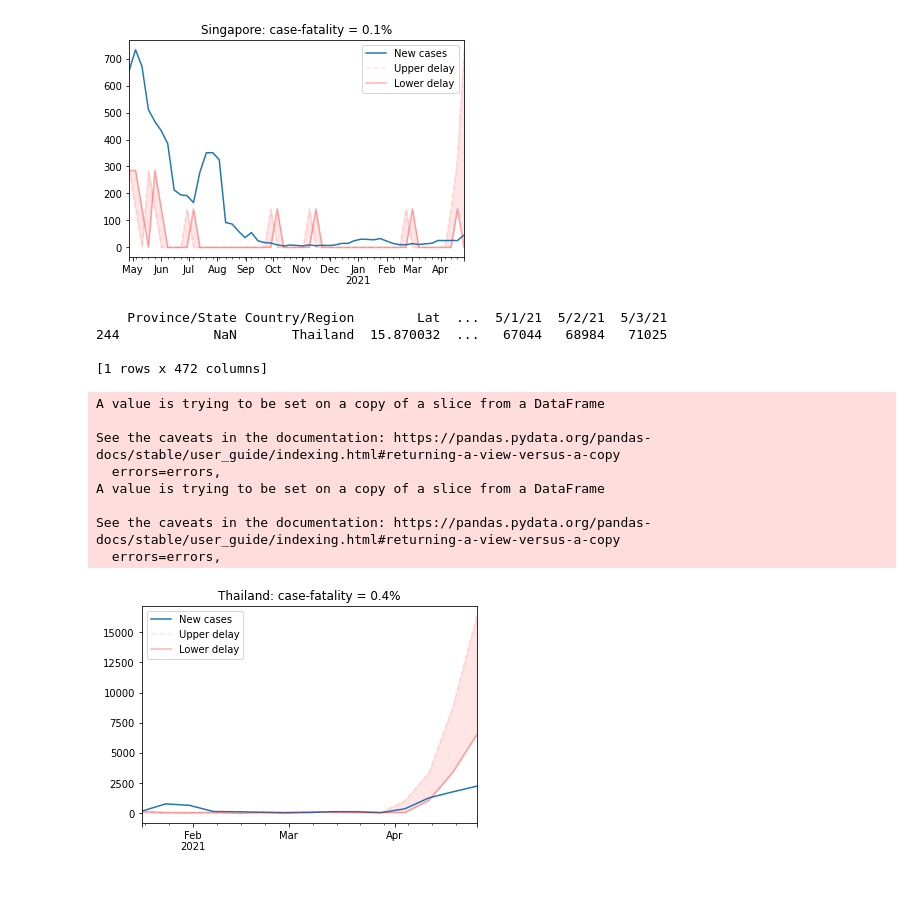
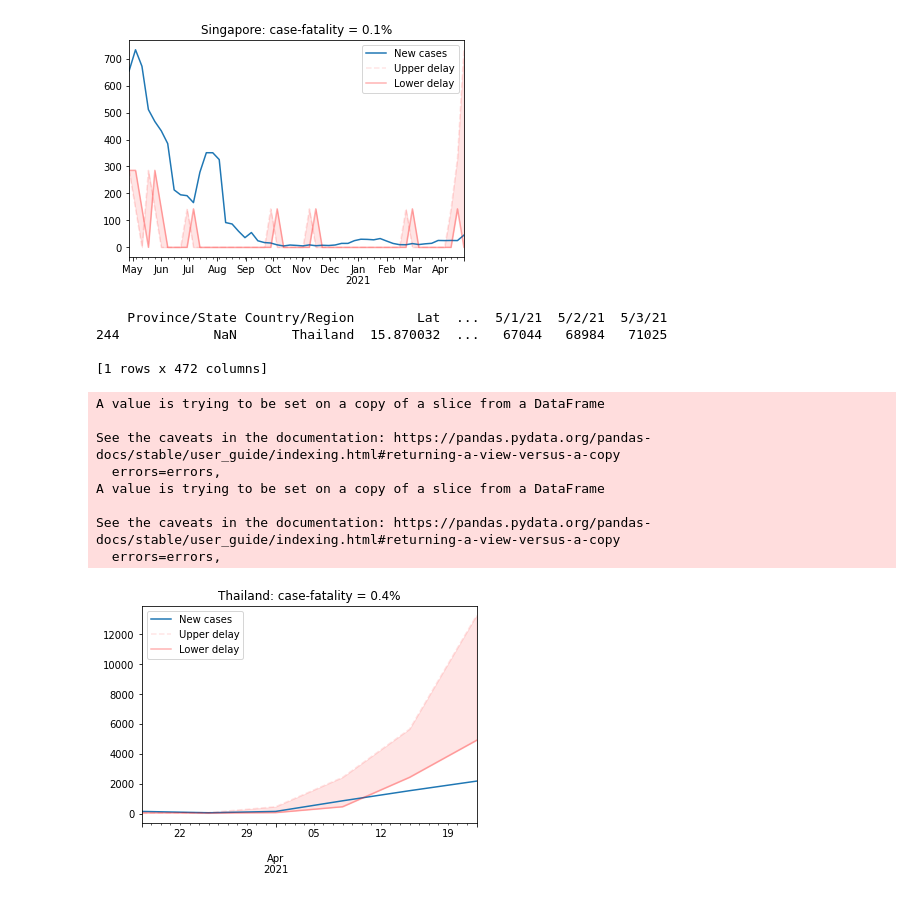
Before and after one commit to srimanob/COVID-19-ThaiStudy, a Jupyter notebook: thai_covid.ipynb, the cells around one changed output. Saved outputs shown, nothing was run; the diff lists cells and outputs as text; code cells hidden in the pictures.

```diff
--- a/thai_covid.ipynb
+++ b/thai_covid.ipynb
@@ -1014,29 +1003,29 @@ See the caveats in the documentation: https://pandas.pydata.org/pandas-docs/stab
 # %%
 country_name = "Thailand"
 # This prints out the country name to make sure you get the country ID right
 print(confirm[confirm["Country/Region"]==country_name])
 countryID=244
 deathpc=0.004
-date = 100
+date = 40
 up = 14
 low = 7
 onset = 15
 
 #Germanycovid = country_covid_by_id(countryID)
 
 backest = bandbackestimate(country_covid_by_id(countryID),deathpercase=deathpc,delayupper=up,delaylower=low,onsetexpo = onset).iloc[-date:].resample("7D").mean()
 drawbandplot(backest,country_name,death_per_case=deathpc)
 # %% [output]
     Province/State Country/Region        Lat  ...  5/1/21  5/2/21  5/3/21
 244            NaN       Thailand  15.870032  ...   67044   68984   71025
 
 [1 rows x 472 columns]
 A value is trying to be set on a copy of a slice from a DataFrame
 
 See the caveats in the documentation: https://pandas.pydata.org/pandas-docs/stable/user_guide/indexing.html#returning-a-view-versus-a-copy
   errors=errors,
 A value is trying to be set on a copy of a slice from a DataFrame
 
 See the caveats in the documentation: https://pandas.pydata.org/pandas-docs/stable/user_guide/indexing.html#returning-a-view-versus-a-copy
   errors=errors,
-[figure, old version]
+[figure, new version]
```
Also changed, not shown: parts of 8 cells of this notebook.
